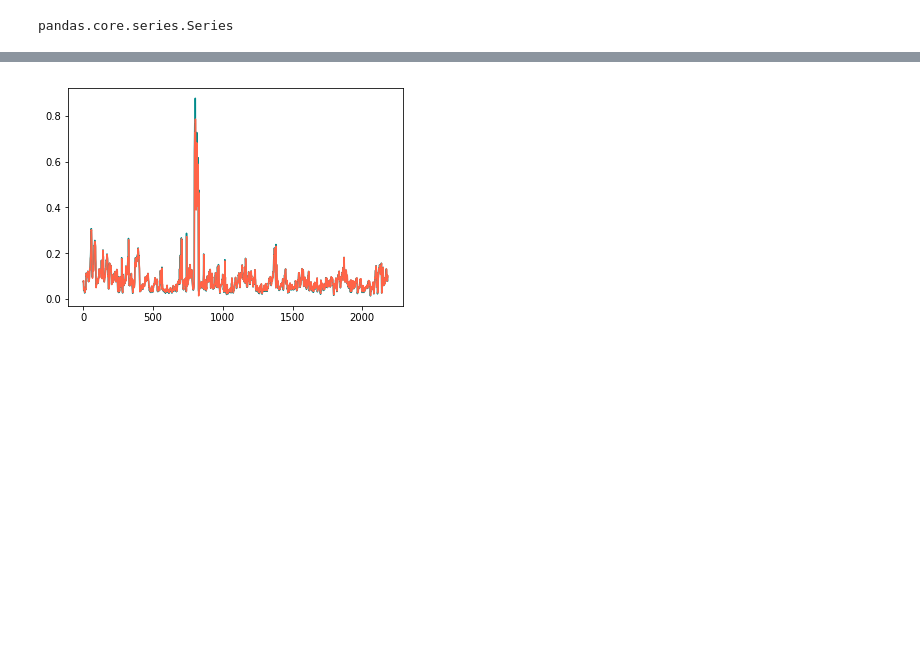
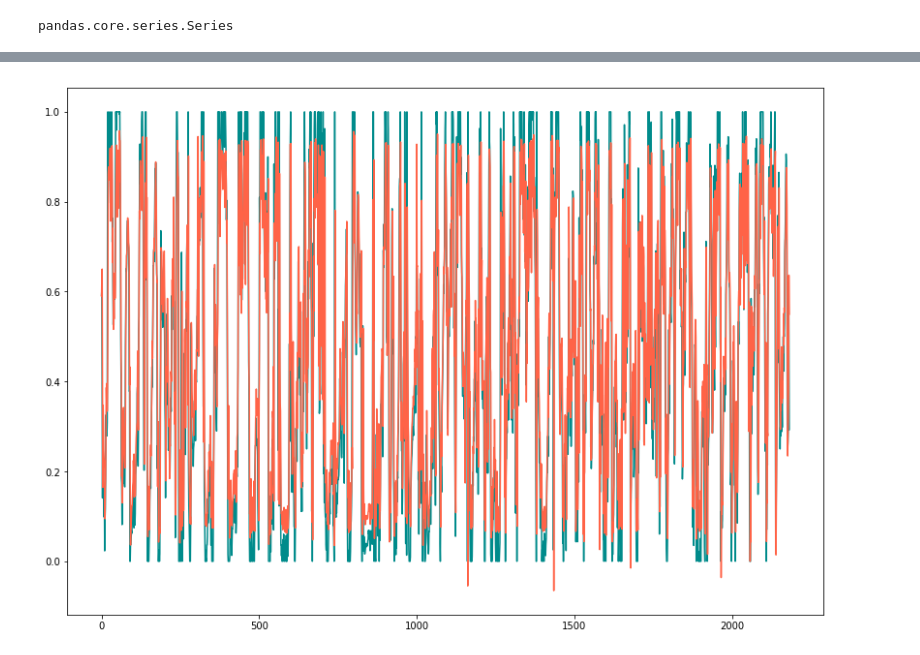
Before and after one commit to sherry-zkuai/air-quality-ai, a Jupyter notebook: beijing_model.ipynb, the cells around one changed output, grey strips where cells are left out. Saved outputs shown, nothing was run; the diff lists cells and outputs as text; code cells hidden in the pictures; blank space fills up the shorter version.

```diff
--- a/beijing_model.ipynb
+++ b/beijing_model.ipynb
@@ -106,7 +109,7 @@ def train(model,x_train_set,y_train_set,optimizer,batch_size,epoch):
         y_pred, outputs, hidden = lstm(batch_x,hidden)
 
         # Calculate the loss with the 'loss_fn'.
-        loss = loss_fn(y_pred,batch_y.unsqueeze(1))
+        loss = loss_fn(y_pred,batch_y)
 
         # Compute the gradient.
         loss.backward()
@@ -144,7 +147,7 @@ def eval(model,x_valid_set,y_valid_set,optimizer,batch_size):
         y_pred, outputs, hidden = lstm(batch_x,hidden)
 
         # Calculate the loss with the 'loss_fn'.
-        loss = loss_fn(y_pred,batch_y.unsqueeze(1))
+        loss = loss_fn(y_pred,batch_y)
 
         # Compute the gradient.
         loss.backward()
@@ -164,7 +167,7 @@ def eval(model,x_valid_set,y_valid_set,optimizer,batch_size):
 def save_model(epoch, model, path='./'):
 
     # file name and path
-    filename = path + 'neural_network_{}.pt'.format(epoch)
+    filename = path + 'beijing.pt'
 
     # load the model parameters
     torch.save(model.state_dict(), filename)
@@ -175,7 +178,7 @@ def save_model(epoch, model, path='./'):
 input_size=1
 hidden_size=24
 num_layers=2
-lstm=LSTM(input_size,hidden_size,num_layers)
+lstm=LSTM(input_size,hidden_size)
 
 learning_rate=0.0001
 max_grad_norm=5
@@ -250,8 +253,9 @@ def predict_one_hour(model,x_valid_set,input_size,num_steps):
 # %%
 one_step_predictions = predict_one_hour(lstm, x_valid_set, input_size, y_valid_set.size(0))
 # %%
+fig = plt.figure(figsize=(14, 10))
 plt.plot(y_valid_set.data.numpy(),color='darkcyan')
 plt.plot(one_step_predictions.data.numpy(),color='tomato')
 plt.show()
 # %% [output]
-[figure, old version]
+[figure, new version]
```
Also changed, not shown: parts of 5 cells of this notebook, 7 other files.
